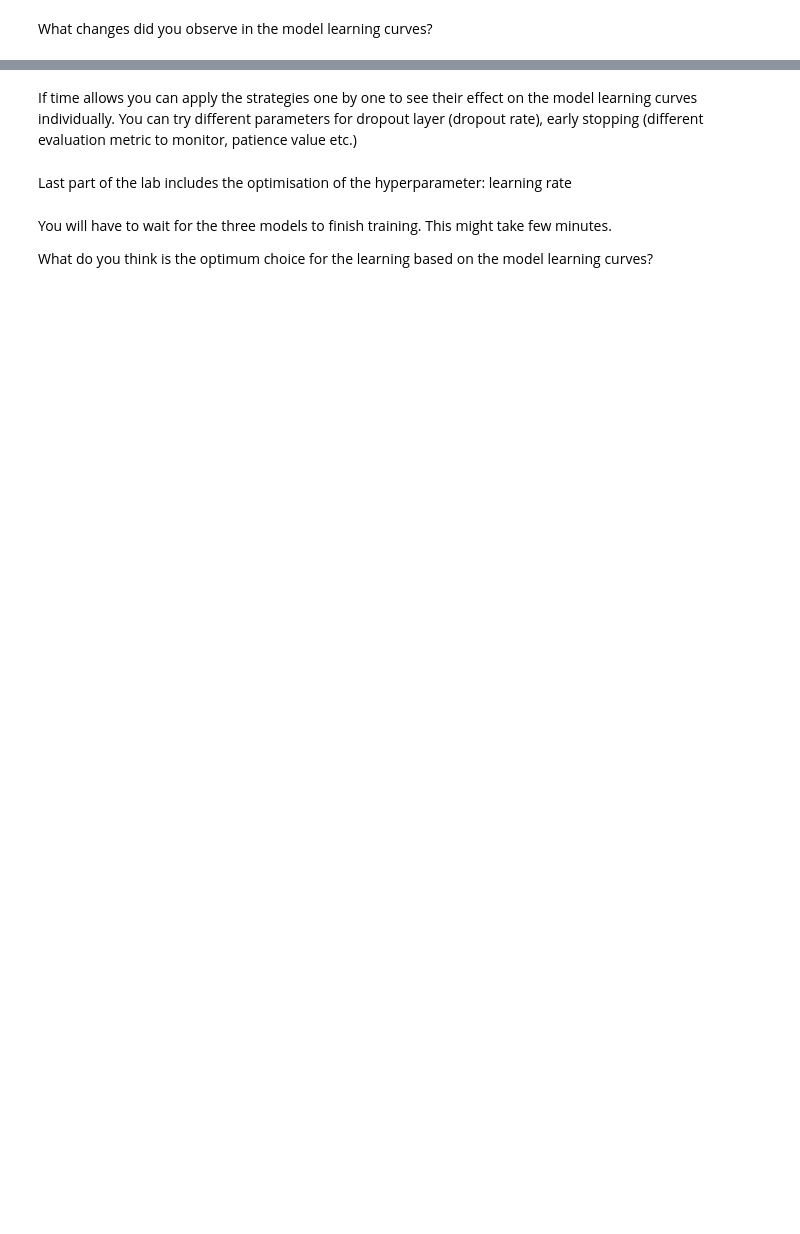
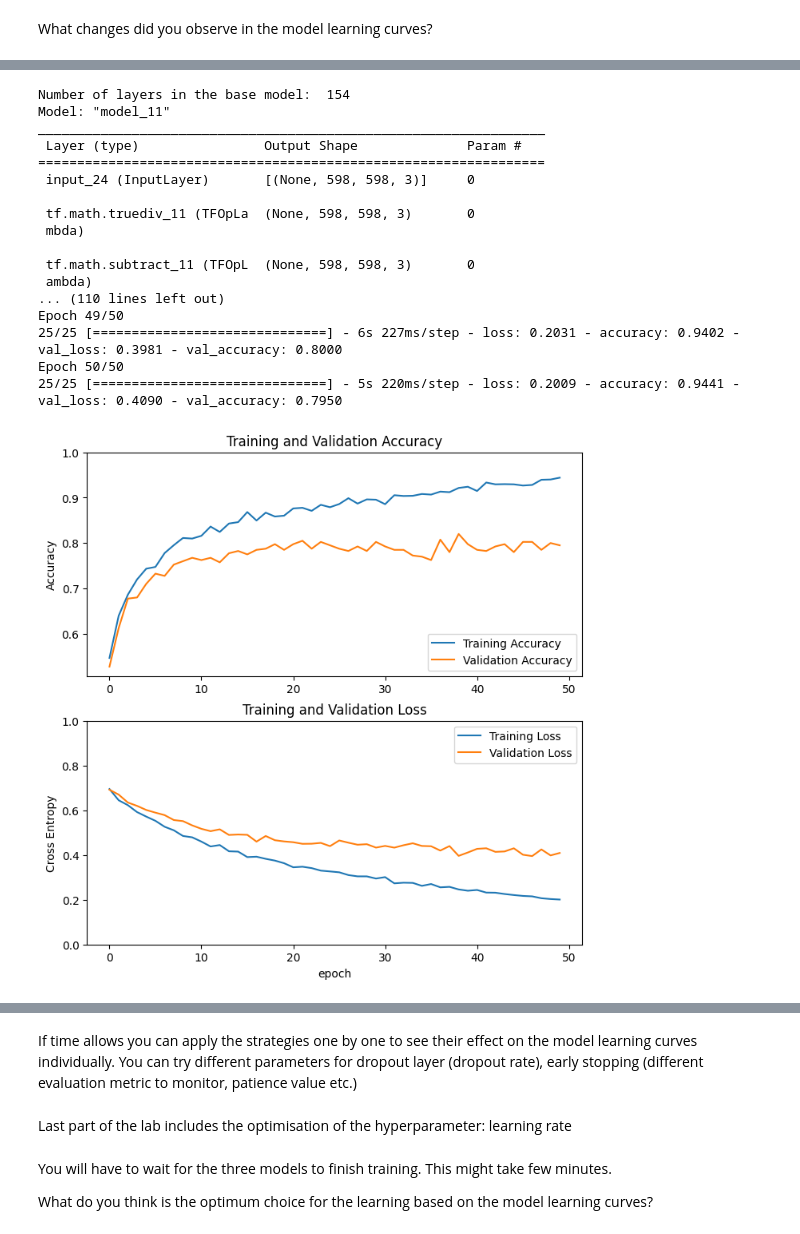
Before and after one commit to kimmokartasalo/predictive_modelling_lab, a Jupyter notebook: dl_lab_2.ipynb, the cells around one changed output, grey strips where cells are left out. Cells and saved outputs as stored; diff of their text form; code cells hidden in the pictures; blank space fills up the shorter version.

```diff
--- a/dl_lab_2.ipynb
+++ b/dl_lab_2.ipynb
@@ -232 +339,62 @@ Next we will observe if the model is overfitting and common strategies to deal w
 Strategies: including the data augmentation in the input, the dropout layer in the base model and the early stopping callback in the model training
+# %%
+# reducing the training dataset by a huge margin to introduce the overfitting
+train_dataset_subset = image_dataset_from_directory(train_dir,
+                                             shuffle=True,
+                                             batch_size=32,
+                                             image_size=(598, 598),
+                                             validation_split = 0.97,
+                                             seed = 523,
+                                             subset = 'training')
+train_dataset_subset = train_dataset_subset.prefetch(buffer_size=tf.data.experimental.AUTOTUNE).repeat()
+# Create the base model from the pre-trained model or with randomly initialised weights in MobileNet V2 architecture
+tranfer_learning = True
+
+if transfer_learning:
+  base_model = tf.keras.applications.MobileNetV2(input_shape=None,
+                                               include_top=False,
+                                               weights='imagenet')
+
+else:
+  base_model = tf.keras.applications.MobileNetV2(input_shape=None,
+                                                 include_top=False,
+                                                 weights=None)
+
+base_model.trainable = True
+
+inputs = tf.keras.Input(shape=(598, 598, 3))
+
+x = tf.keras.applications.mobilenet_v2.preprocess_input(inputs)
+x = base_model(x, training=False)
+x = tf.keras.layers.GlobalAveragePooling2D()(x)
+# x = tf.keras.layers.Dropout(0.2)(x)
+outputs = tf.keras.layers.Dense(1, activation='sigmoid')(x)
+model = tf.keras.Model(inputs, outputs)
+
+# Let's take a look to see how many layers are in the base model
+print("Number of layers in the base model: ", len(base_model.layers))
+
+# Fine-tune only last 20% of layers
+fine_tune_at = int(0.8*len(base_model.layers))
+
+# Freeze all the layers before the `fine_tune_at` layer
+for layer in base_model.layers[:fine_tune_at]:
+  layer.trainable =  False
+
+learning_rate = 0.000001
+
+loss = tf.keras.losses.BinaryCrossentropy()
+optimizer = tf.keras.optimizers.Adam(learning_rate=learning_rate)
+
+model.compile(loss=loss,
+              optimizer=optimizer,
+              metrics=['accuracy'])
+model.summary()
+
+history = model.fit(train_dataset_subset,
+                    steps_per_epoch=25,
+                    validation_steps=25,
+                    epochs=50,
+                    validation_data=validation_dataset)
+plot_history(history)
+# %% [output]
@@ -232,0 +404,18 @@ Strategies: including the data augmentation in the input, the dropout layer in t
+Number of layers in the base model:  154
+Model: "model_11"
+_________________________________________________________________
+ Layer (type)                Output Shape              Param #
+=================================================================
+ input_24 (InputLayer)       [(None, 598, 598, 3)]     0
+
+ tf.math.truediv_11 (TFOpLa  (None, 598, 598, 3)       0
+ mbda)
+
+ tf.math.subtract_11 (TFOpL  (None, 598, 598, 3)       0
+ ambda)
+... (110 lines left out)
+Epoch 49/50
+25/25 [==============================] - 6s 227ms/step - loss: 0.2031 - accuracy: 0.9402 - val_loss: 0.3981 - val_accuracy: 0.8000
+Epoch 50/50
+25/25 [==============================] - 5s 220ms/step - loss: 0.2009 - accuracy: 0.9441 - val_loss: 0.4090 - val_accuracy: 0.7950
+[figure, added]
```
Also changed, not shown: parts of 11 cells of this notebook.
